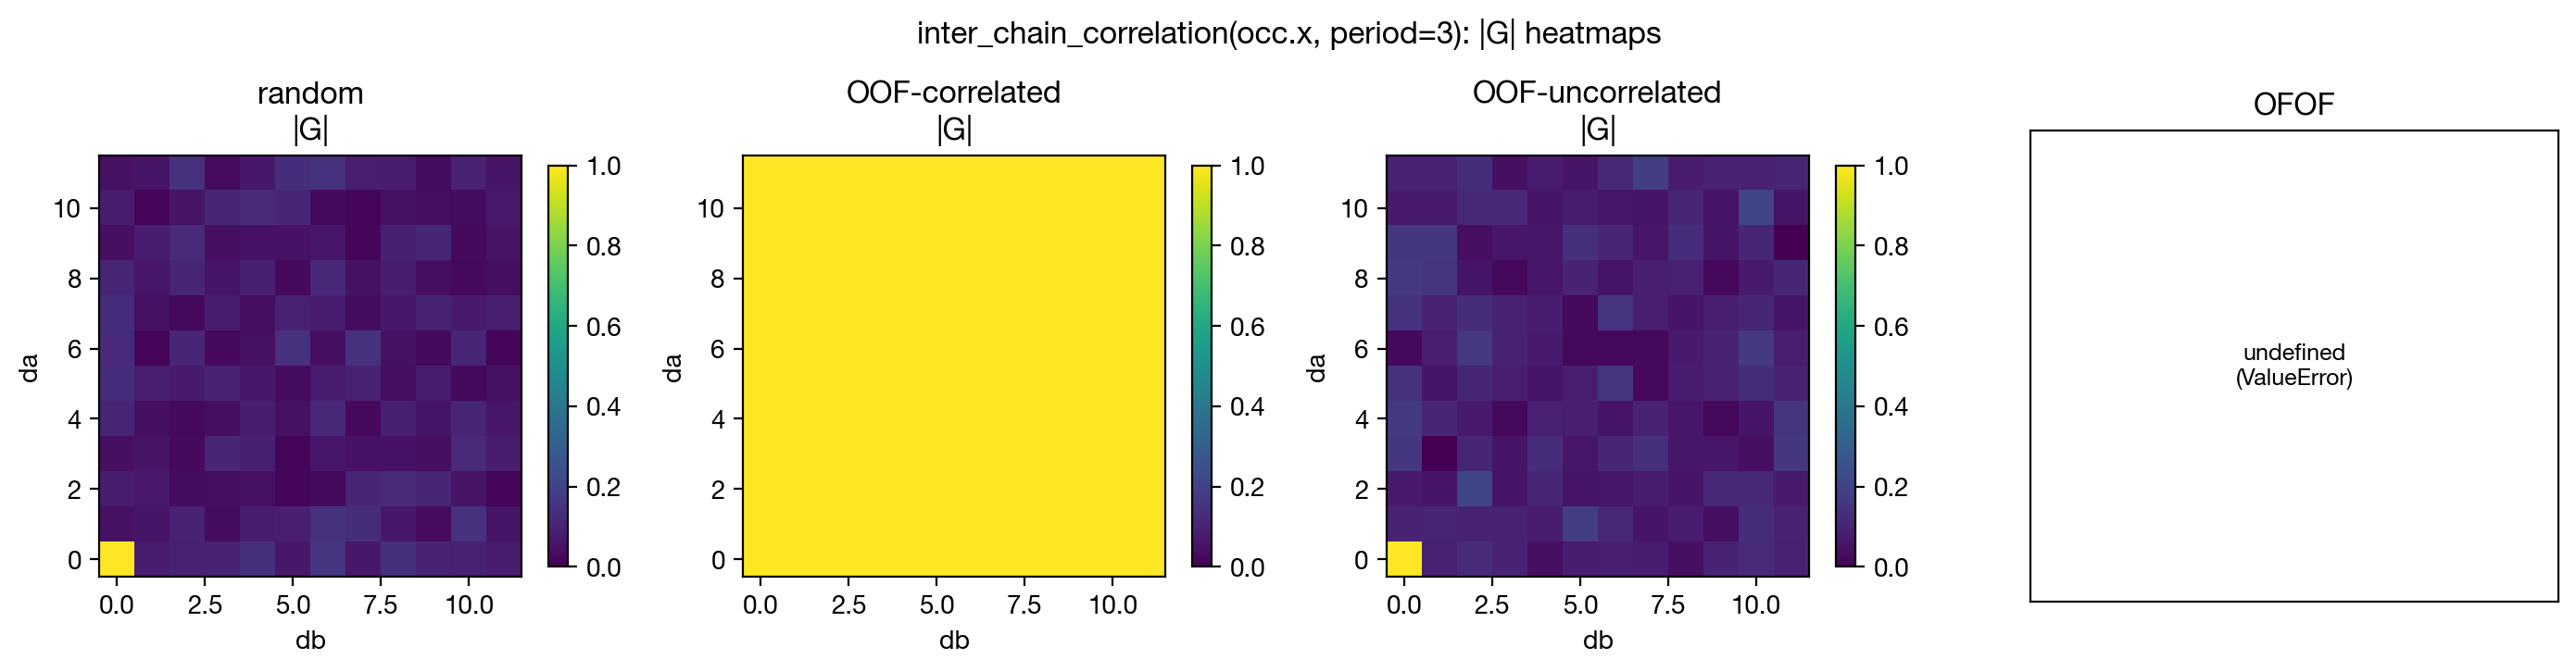
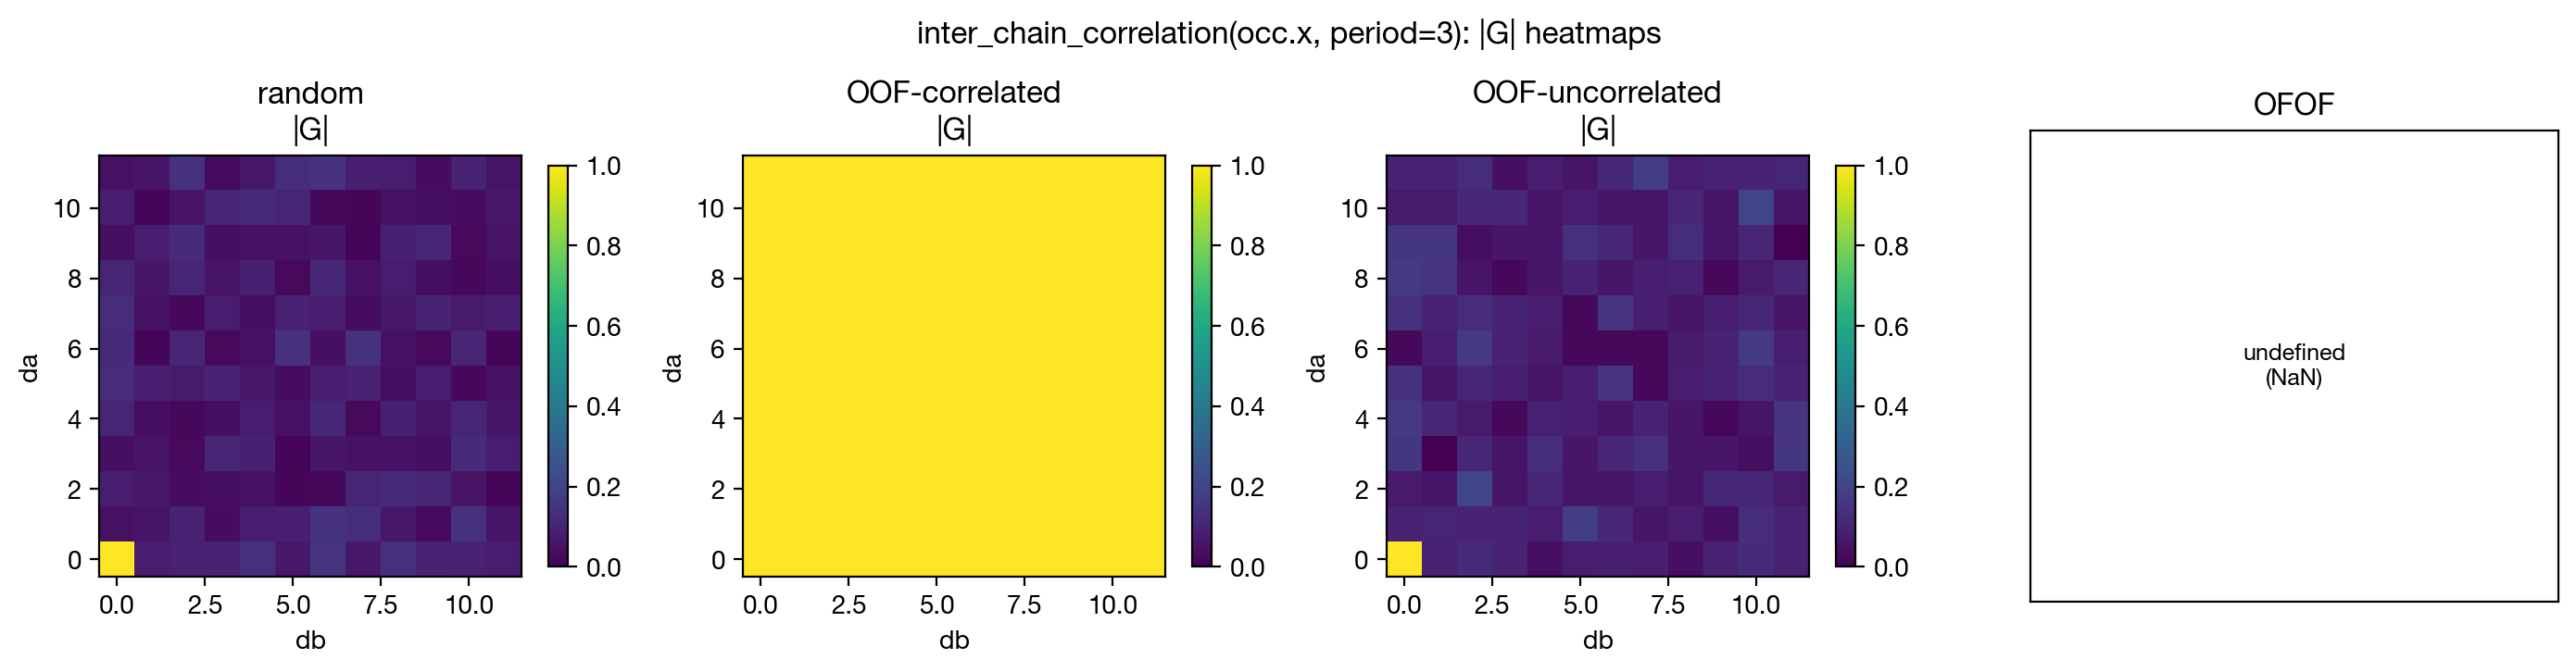
The change to this notebook cell's code, shown as a diff; its figure went from the first image to the second:
--- before
+++ after
@@ -2,6 +2,13 @@
 for ax, name in zip(axes, labels):
     view = structures[name].x
-    try:
-        G = order_params.inter_chain_correlation(view, period=3)
+    G = order_params.inter_chain_correlation(view, period=3)
+    if np.all(np.isnan(G)):
+        ax.text(0.5, 0.5, "undefined\n(NaN)",
+                ha="center", va="center", transform=ax.transAxes,
+                fontsize=9)
+        ax.set_title(name)
+        ax.set_xticks([])
+        ax.set_yticks([])
+    else:
         im = ax.imshow(np.abs(G), vmin=0, vmax=1, origin="lower", cmap="viridis")
         ax.set_title(f"{name}\n|G|")
@@ -9,11 +16,4 @@
         ax.set_ylabel("da")
         fig.colorbar(im, ax=ax, shrink=0.85)
-    except ValueError as e:
-        ax.text(0.5, 0.5, f"undefined\n({type(e).__name__})",
-                ha="center", va="center", transform=ax.transAxes,
-                fontsize=9)
-        ax.set_title(name)
-        ax.set_xticks([])
-        ax.set_yticks([])
 fig.suptitle("inter_chain_correlation(occ.x, period=3): |G| heatmaps")
 fig.tight_layout()

Commit: Return NaN instead of raising on zero-amplitude inputs (#10)